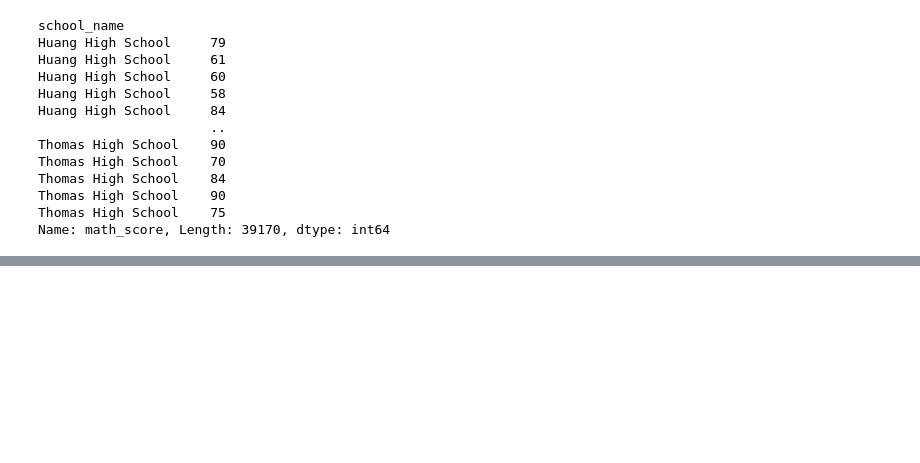
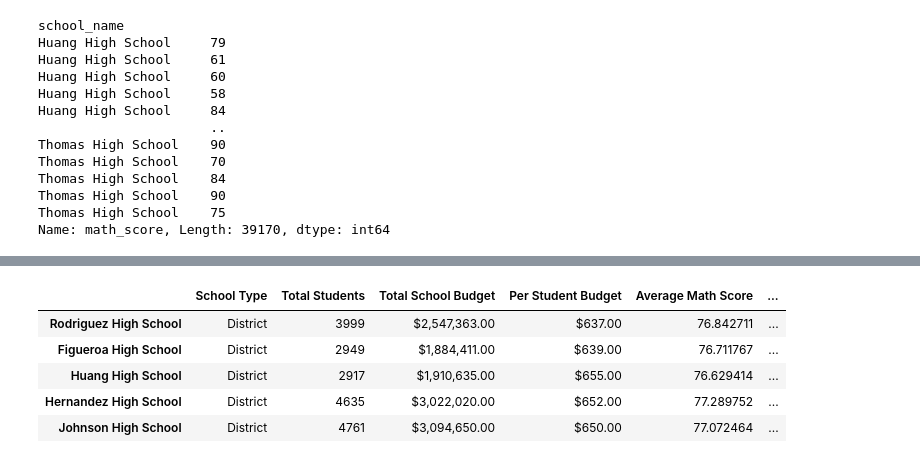
Before and after one commit to mustail/School_district_analysis, a Jupyter notebook: PyCitySchools.ipynb, the cells around one changed output, grey strips where cells are left out. Drawn from its saved outputs; the diff is of its cells as text; code cells hidden in the pictures; blank space fills up the shorter version.

```diff
--- a/PyCitySchools.ipynb
+++ b/PyCitySchools.ipynb
@@ -895,0 +916,17 @@ per_school_summary_df.head()
+# %%
+#While discussions continue in the meeting, you interrupt to show Maria and her supervisor the top-performing schools. They're both impressed, so they ask you to determine which schools are the lowest-performing based on the overall percentage of students who passed. This will help the school board determine if more money needs to be allocated to these schools, or if other solutions are needed, based on what the data shows.
+#To find the five lowest-performing schools based on the overall percentage of students who passed in the per_school_summary_df DataFrame, we can use the ascending=True parameter. Since ascending=True is the default parameter for the sort_values() function, we don't need to add it. However, it's beneficial to add this parameter so we know how we are sorting.
+
+## Sort and show top five schools.
+bottom_schools = per_school_summary_df.sort_values(["% Overall Passing"], ascending=True)
+
+bottom_schools.head()
+
+# finding: The five lowest-performing schools based on the lowest "% Overall Passing" are district schools that have a high student population.
+# %% [output]
+|  | School Type | Total Students | Total School Budget | Per Student Budget | Average Math Score | ... |
+| Rodriguez High School | District | 3999 | $2,547,363.00 | $637.00 | 76.842711 | ... |
+| Figueroa High School | District | 2949 | $1,884,411.00 | $639.00 | 76.711767 | ... |
+| Huang High School | District | 2917 | $1,910,635.00 | $655.00 | 76.629414 | ... |
+| Hernandez High School | District | 4635 | $3,022,020.00 | $652.00 | 77.289752 | ... |
+| Johnson High School | District | 4761 | $3,094,650.00 | $650.00 | 77.072464 | ... |
```
Also changed, not shown: parts of 23 cells of this notebook.
